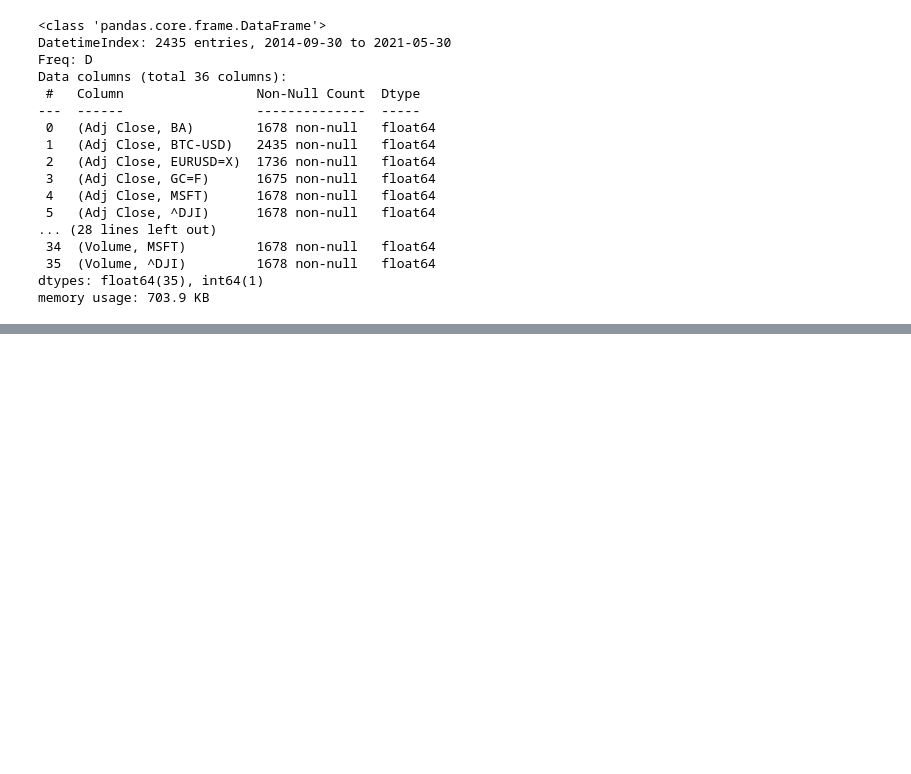
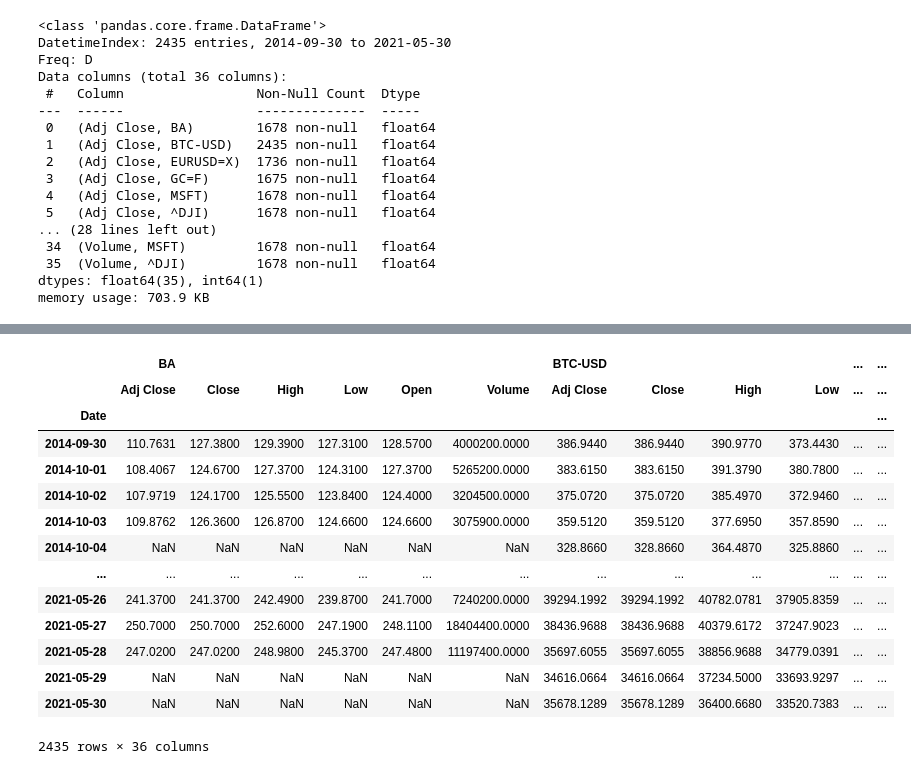
Before and after one commit to mindeleven/introduction-to-python, a Jupyter notebook: Cryptocurrency-Algorithmic-Trading-Python/02-Financial-Data-Analysis-with-Python-and-Pandas/01-Financial-Data-Analysis-with-Python.ipynb, the cells around one changed output, grey strips where cells are left out. Cells and saved outputs as stored; diff of their text form; code cells hidden in the pictures; blank space fills up the shorter version.

```diff
--- a/Cryptocurrency-Algorithmic-Trading-Python/02-Financial-Data-Analysis-with-Python-and-Pandas/01-Financial-Data-Analysis-with-Python.ipynb
+++ b/Cryptocurrency-Algorithmic-Trading-Python/02-Financial-Data-Analysis-with-Python-and-Pandas/01-Financial-Data-Analysis-with-Python.ipynb
@@ -109,0 +254,20 @@ df.to_csv("../../Assets/Data-Files/multi_assets.csv")
+# %%
+# swap the levels
+df = df.swaplevel(axis = "columns").sort_index(axis = "columns") # swap outer and inner index
+df
+# %% [output]
+|  | BA |  |  |  |  |  | BTC-USD |  |  |  | ... | ... |
+|  | Adj Close | Close | High | Low | Open | Volume | Adj Close | Close | High | Low | ... | ... |
+| Date |  |  |  |  |  |  |  |  |  |  |  | ... |
+| 2014-09-30 | 110.7631 | 127.3800 | 129.3900 | 127.3100 | 128.5700 | 4000200.0000 | 386.9440 | 386.9440 | 390.9770 | 373.4430 | ... | ... |
+| 2014-10-01 | 108.4067 | 124.6700 | 127.3700 | 124.3100 | 127.3700 | 5265200.0000 | 383.6150 | 383.6150 | 391.3790 | 380.7800 | ... | ... |
+| 2014-10-02 | 107.9719 | 124.1700 | 125.5500 | 123.8400 | 124.4000 | 3204500.0000 | 375.0720 | 375.0720 | 385.4970 | 372.9460 | ... | ... |
+| 2014-10-03 | 109.8762 | 126.3600 | 126.8700 | 124.6600 | 124.6600 | 3075900.0000 | 359.5120 | 359.5120 | 377.6950 | 357.8590 | ... | ... |
+| 2014-10-04 | NaN | NaN | NaN | NaN | NaN | NaN | 328.8660 | 328.8660 | 364.4870 | 325.8860 | ... | ... |
+| ... | ... | ... | ... | ... | ... | ... | ... | ... | ... | ... | ... | ... |
+| 2021-05-26 | 241.3700 | 241.3700 | 242.4900 | 239.8700 | 241.7000 | 7240200.0000 | 39294.1992 | 39294.1992 | 40782.0781 | 37905.8359 | ... | ... |
+| 2021-05-27 | 250.7000 | 250.7000 | 252.6000 | 247.1900 | 248.1100 | 18404400.0000 | 38436.9688 | 38436.9688 | 40379.6172 | 37247.9023 | ... | ... |
+| 2021-05-28 | 247.0200 | 247.0200 | 248.9800 | 245.3700 | 247.4800 | 11197400.0000 | 35697.6055 | 35697.6055 | 38856.9688 | 34779.0391 | ... | ... |
+| 2021-05-29 | NaN | NaN | NaN | NaN | NaN | NaN | 34616.0664 | 34616.0664 | 37234.5000 | 33693.9297 | ... | ... |
+| 2021-05-30 | NaN | NaN | NaN | NaN | NaN | NaN | 35678.1289 | 35678.1289 | 36400.6680 | 33520.7383 | ... | ... |
+2435 rows × 36 columns
```
Also changed, not shown: parts of 14 cells of this notebook.
